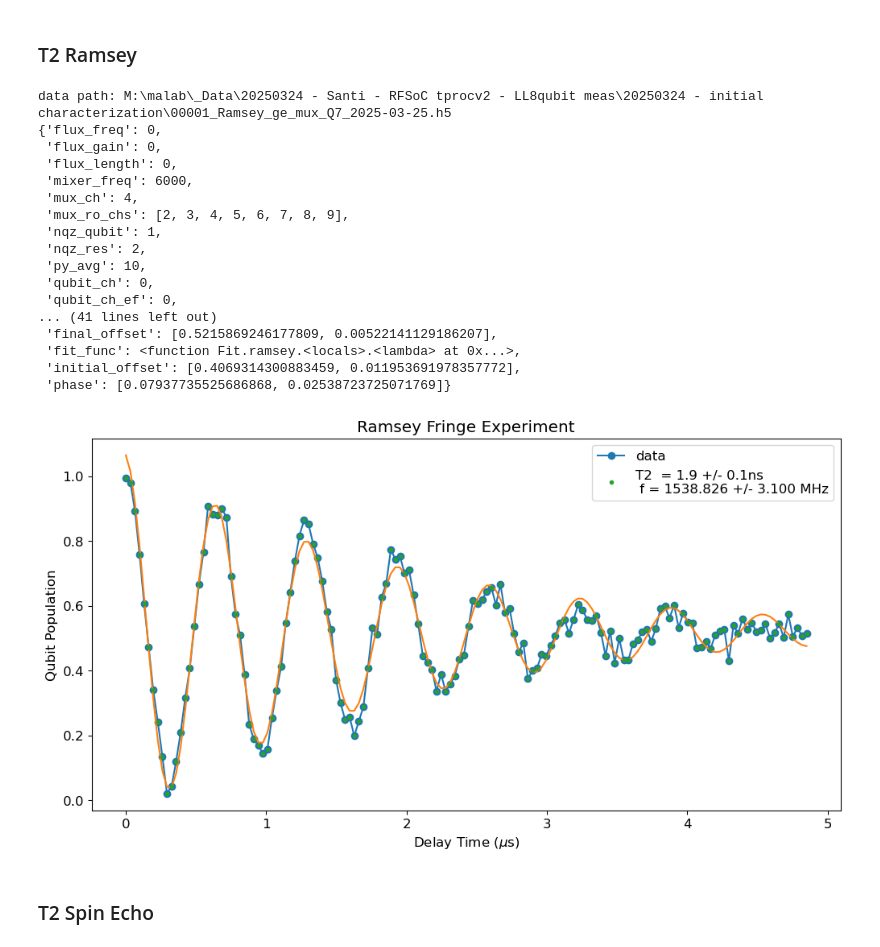
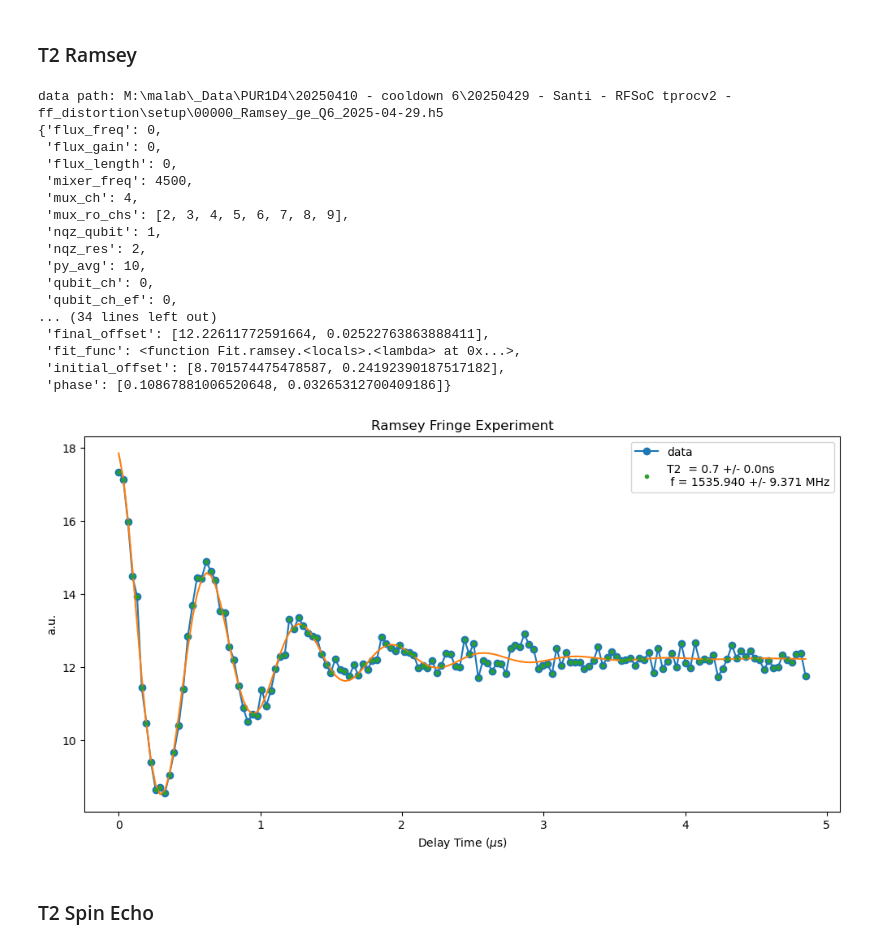
Before and after one commit to ma-quantumlab/QICK-tprocv2-Code, a Jupyter notebook: qubit_char_data_analysis.ipynb, the cells around one changed output. Saved outputs shown, nothing was run; the diff lists cells and outputs as text; code cells hidden in the pictures.

```diff
--- a/qubit_char_data_analysis.ipynb
+++ b/qubit_char_data_analysis.ipynb
@@ -31,7 +31,7 @@ colors = ['b', 'g', 'r', 'c', 'm', 'y', 'k', 'orange']
 ### Time Of Flight
 # %%
 # data = global_data_path + r"\00001_tof_mux_Q0_2025-03-25.h5"
-data = global_data_path + r"\00001_tof_Q7_2025-04-22.h5"
+data = global_data_path + r"\00000_tof_Q6_2025-04-29.h5"
 
 with SlabFile(data, 'r') as f:
     t = array(f['t'])[0]
@@ -60,7 +60,7 @@ plt.axvline(0.5, c='r')
 # %% [markdown]
 #### single Resonator Spectrosocpy
 # %%
-data = global_data_path + r"\00004_res_spec_ge_Q7_2025-04-22.h5"
+data = global_data_path + r"\00000_res_spec_ge_Q6_2025-04-29.h5"
 
 with SlabFile(data, 'r') as f:
     freqs = array(f['fpts'])[0]
@@ -313,7 +313,7 @@ plt.tight_layout()
 ### Qubit Spectroscopy
 # %%
 i = 0
-data = global_data_path + r"\00001_qubit_spec_ge_Q7_2025-04-23.h5"
+data = global_data_path + r"\00001_qubit_spec_ge_Q6_2025-04-29.h5"
 print('data path:', data)
 
 SS = 'False' # did we do SingleShot for ge normalization?
@@ -597,9 +597,9 @@ Peak: 0.14485210586870031
 Some sort of issue with the e and g collection for this expeirment. Works fine for Ramsey, but for this rabi experimnet the mean g and mean e are basically equal...
 # %%
 qubit = 6
-# data = global_data_path + r"\00000_power_rabi_ge_mux_Q" + str(qubit) + "_2025-03-25.h5"
+data = global_data_path + r"\00001_power_rabi_ge_Q" + str(qubit) + "_2025-04-29.h5"
 # data = r"M:/malab\People\Santi\data\candle_qubit\00000_power_rabi_ef_Q4_2024-10-25.h5"
-data = r"M:\malab\_Data\PUR1D4\20250315 - cooldown 5\20250324 - Santi - RFSoC tprocv2 - LL8qubit meas\20250325 - q0q1 crossing\collective decay 1\00002_power_rabi_ge_Q0_2025-03-28.h5"
+# data = r"M:\malab\_Data\PUR1D4\20250315 - cooldown 5\20250324 - Santi - RFSoC tprocv2 - LL8qubit meas\20250325 - q0q1 crossing\collective decay 1\00002_power_rabi_ge_Q0_2025-03-28.h5"
 # data = r"M:\malab\_Data\PUR1D4\20250315 - cooldown 5\20250324 - Santi - RFSoC tprocv2 - LL8qubit meas\20250325 - q0q1 crossing\00000_power_rabi_ge_Q0_2025-03-28.h5"
 
 MUX = False
@@ -690,13 +690,13 @@ Peak: 0.05005545512951717
 # %% [markdown]
 ### T2 Ramsey
 # %%
-data = global_data_path + r"\00001_Ramsey_ge_mux_Q7_2025-03-25.h5"
+data = global_data_path + r"\00000_Ramsey_ge_Q6_2025-04-29.h5"
 # data = r"M:/malab\People\Santi\data\candle_qubit\00003_Ramsey_ef_Q1_2024-10-25.h5"
 
 print('data path:', data)
 
-MUX = True
-SS = 'True'
+MUX = False
+SS = 'False'
 ef = False # is this an ef experiment (is our single shot checking for ef?)
 with SlabFile(data, 'r') as f:
     delay_times = array(f['delay_times'])[0]
@@ -735,40 +735,40 @@ else:
 if MUX:
     ydata = ydata.T[0]
 
 print('\n data path:', data)
 
 plt.figure(figsize=(12,6))
 plt.plot(delay_times, ydata,marker='o', label='data')
 if SS == 'True':
     plt.ylabel("Qubit Population")
 else:
     plt.ylabel("a.u.")
 plt.xlabel(r"Delay Time ($\mu$s)")
 plt.title(r'Ramsey Fringe Experiment')
 plt.legend()
 
 fit = Fit()
 fit_results = fit.ramsey(delay_times, ydata, plot=True)
 pp.pprint(fit_results)
 # %% [output]
-data path: M:\malab\_Data\20250324 - Santi - RFSoC tprocv2 - LL8qubit meas\20250324 - initial characterization\00001_Ramsey_ge_mux_Q7_2025-03-25.h5
+data path: M:\malab\_Data\PUR1D4\20250410 - cooldown 6\20250429 - Santi - RFSoC tprocv2 - ff_distortion\setup\00000_Ramsey_ge_Q6_2025-04-29.h5
 {'flux_freq': 0,
  'flux_gain': 0,
  'flux_length': 0,
- 'mixer_freq': 6000,
+ 'mixer_freq': 4500,
  'mux_ch': 4,
  'mux_ro_chs': [2, 3, 4, 5, 6, 7, 8, 9],
  'nqz_qubit': 1,
  'nqz_res': 2,
  'py_avg': 10,
  'qubit_ch': 0,
  'qubit_ch_ef': 0,
-... (41 lines left out)
- 'final_offset': [0.5215869246177809, 0.00522141129186207],
+... (34 lines left out)
+ 'final_offset': [12.22611772591664, 0.02522763863888411],
  'fit_func': <function Fit.ramsey.<locals>.<lambda> at 0x...>,
- 'initial_offset': [0.4069314300883459, 0.011953691978357772],
- 'phase': [0.07937735525686868, 0.02538723725071769]}
+ 'initial_offset': [8.701574475478587, 0.24192390187517182],
+ 'phase': [0.10867881006520648, 0.03265312700409186]}
-[figure, old version]
+[figure, new version]
 # %% [markdown]
 ### T2 Spin Echo
 # %%
```
Also changed, not shown: parts of 6 cells of this notebook, 9 other files.
